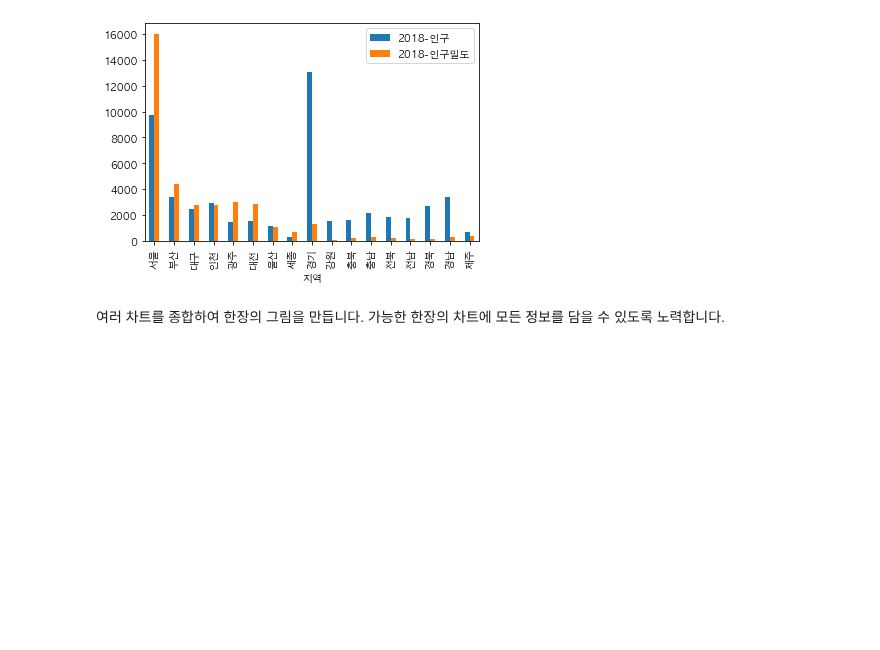
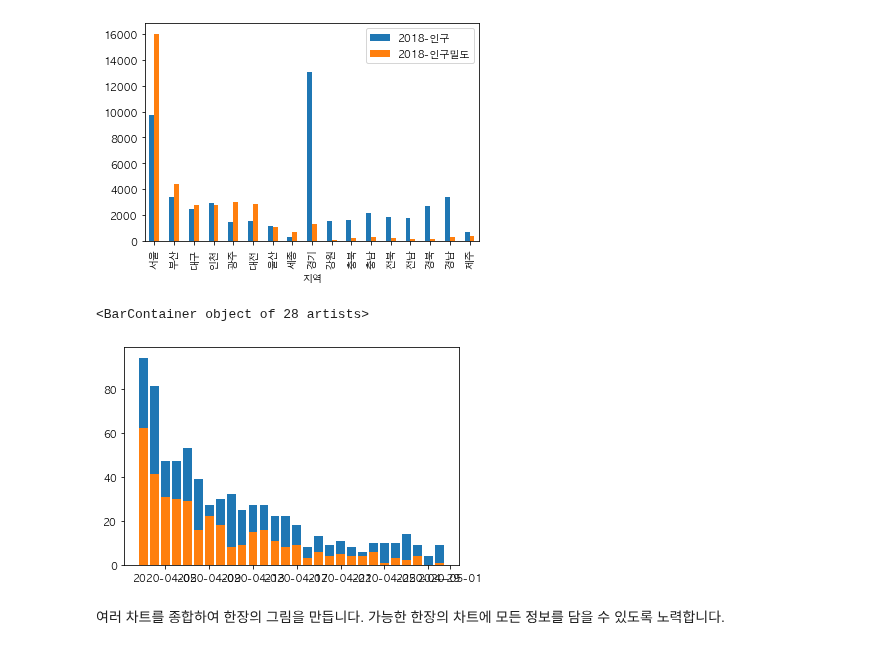
Before and after one commit to yong27/coronadaily, a Jupyter notebook: COVID19-daily-analysis.ipynb, the cells around one changed output. Cells and saved outputs as stored; diff of their text form; code cells hidden in the pictures; blank space fills up the shorter version.

```diff
--- a/COVID19-daily-analysis.ipynb
+++ b/COVID19-daily-analysis.ipynb
@@ -171,6 +171,15 @@ density.iloc[:-1, :][['2018-인구', '2018-인구밀도']].plot(kind='bar')
 # %% [output]
 <matplotlib.axes._subplots.AxesSubplot at 0x...>
 [figure]
+# %%
+df_from_april = df.loc['2020-04-03':]
+df_from_april.loc[:, '해외유입 누적'] = df_from_april['해외유입 누적'] + 647  # 04-03까지의 해외유입
+df_from_april.loc[:, '해외유입 비율'] = 100 * df_from_april['해외유입 누적'] / df_from_april['확진자 누적']
+plt.bar(x=df_from_april.index, height=df_from_april['확진자'])
+plt.bar(x=df_from_april.index, height=df_from_april['지역발생'])
+# %% [output]
+<BarContainer object of 28 artists>
+[figure, added]
 # %% [markdown]
 여러 차트를 종합하여 한장의 그림을 만듭니다. 가능한 한장의 차트에 모든 정보를 담을 수 있도록 노력합니다.
 # %%
```
Also changed, not shown: parts of 8 cells of this notebook, 2 other files.
